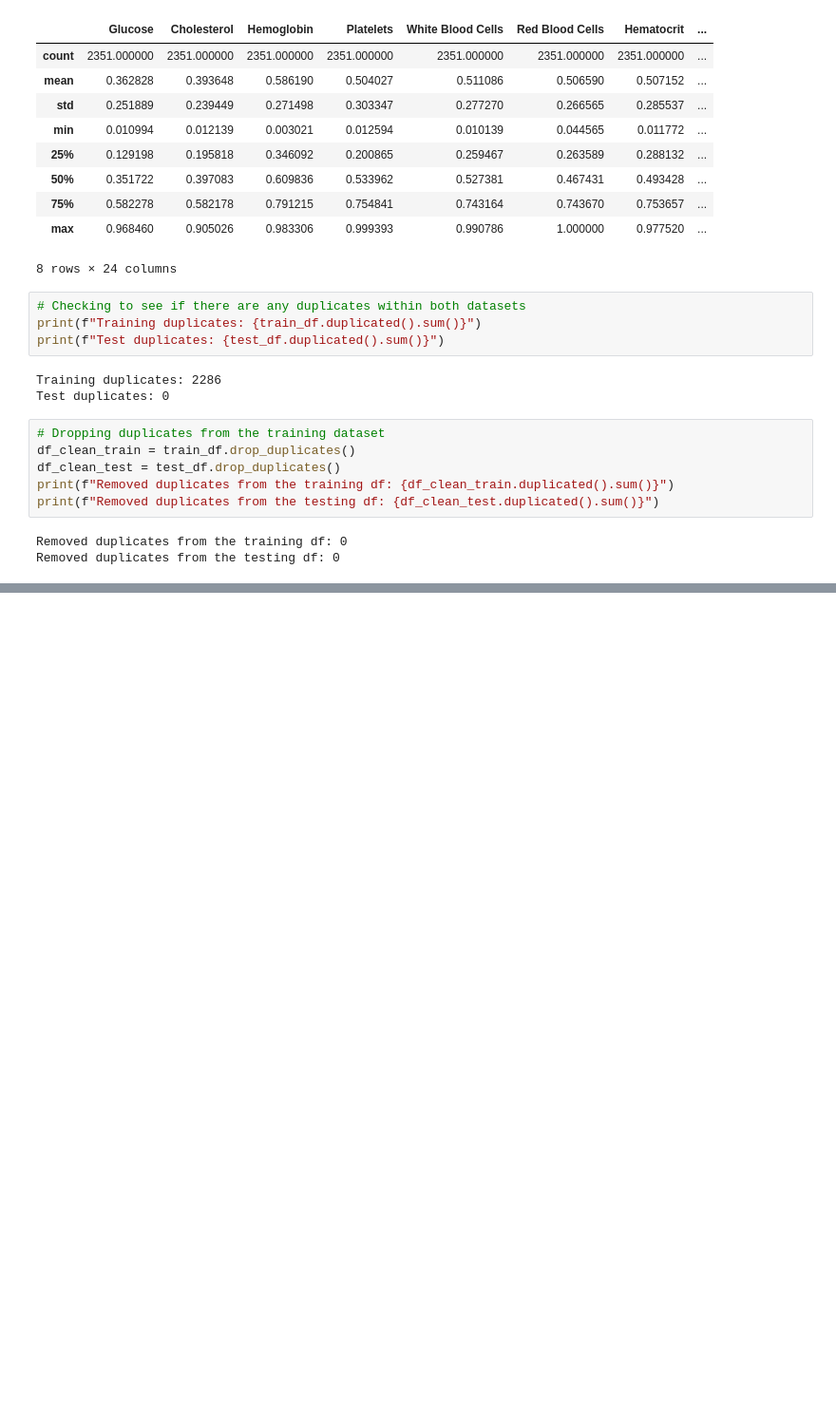
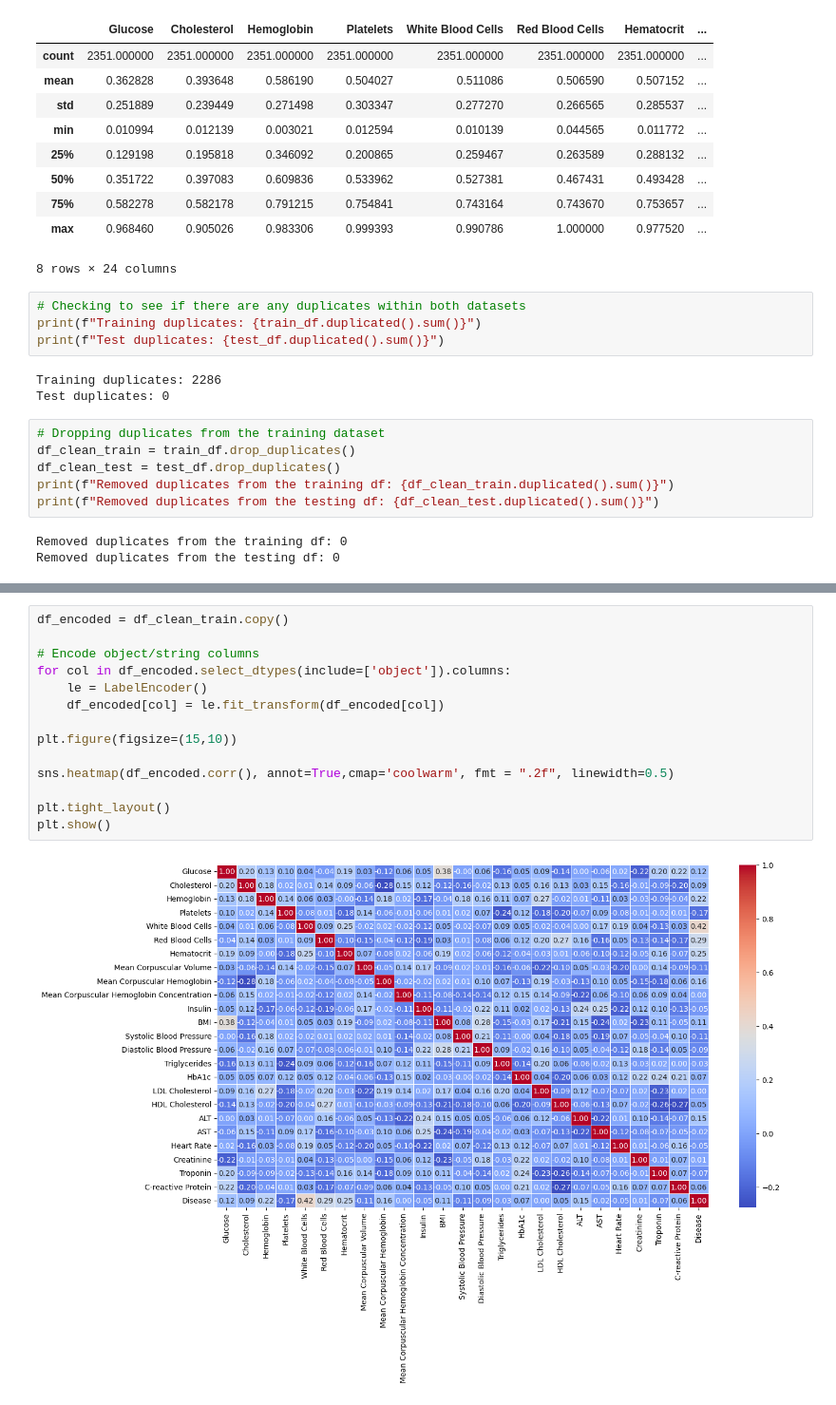
Before and after one commit to SamuelIVX/DiseasePredictionModel, a Jupyter notebook: DiseaseMLModel.ipynb, the cells around one changed output, grey strips where cells are left out. Shown at 95% size. Saved outputs shown, nothing was run; the diff lists cells and outputs as text; blank space fills up the shorter version.

```diff
--- a/DiseaseMLModel.ipynb
+++ b/DiseaseMLModel.ipynb
@@ -123,0 +156,16 @@ Removed duplicates from the testing df: 0
+# %%
+df_encoded = df_clean_train.copy()
+
+# Encode object/string columns
+for col in df_encoded.select_dtypes(include=['object']).columns:
+    le = LabelEncoder()
+    df_encoded[col] = le.fit_transform(df_encoded[col])
+
+plt.figure(figsize=(15,10))
+
+sns.heatmap(df_encoded.corr(), annot=True,cmap='coolwarm', fmt = ".2f", linewidth=0.5)
+
+plt.tight_layout()
+plt.show()
+# %% [output]
+[figure, added]
```
Also changed, not shown: parts of 6 cells of this notebook.
